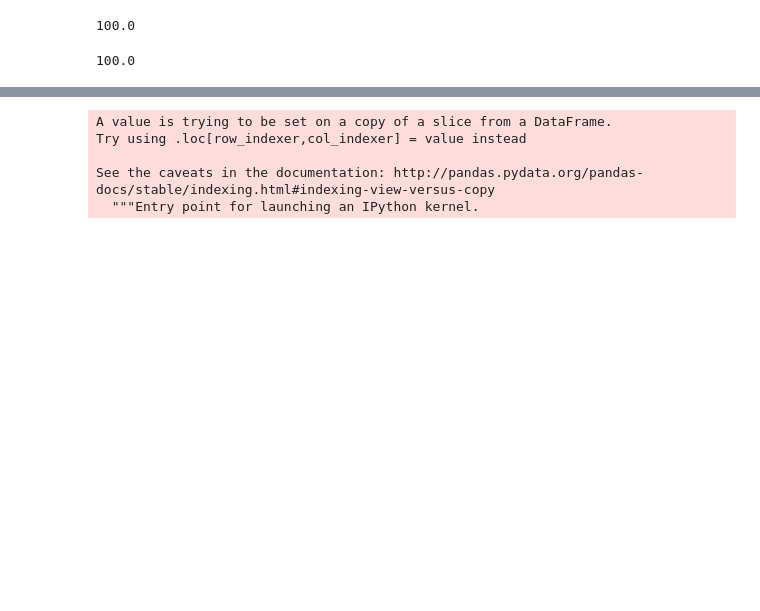
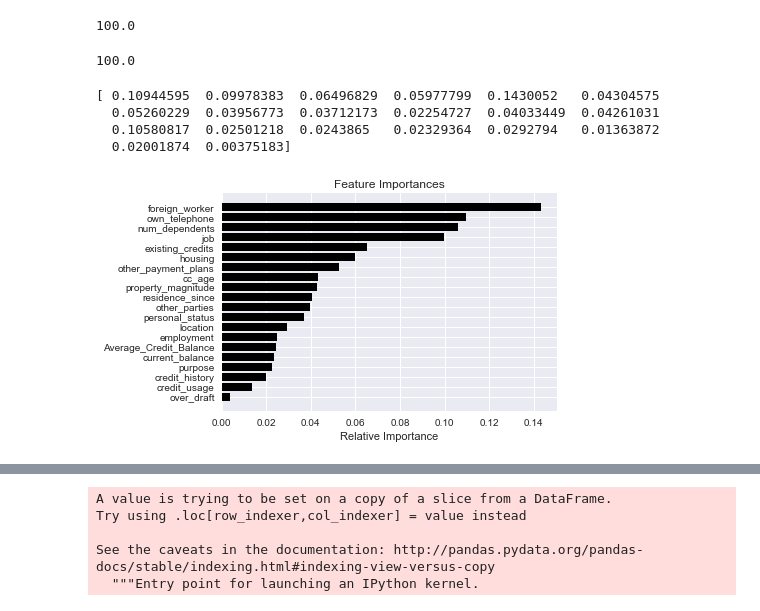
Before and after one commit to vermakanksha/project, a Jupyter notebook: credit_fraud_analysis.ipynb, the cells around one changed output, grey strips where cells are left out. Drawn from its saved outputs; the diff is of its cells as text; code cells hidden in the pictures; blank space fills up the shorter version.

```diff
--- a/credit_fraud_analysis.ipynb
+++ b/credit_fraud_analysis.ipynb
@@ -776,6 +1028,27 @@ acc_random_forest = round(random_forest.score(X_train, Y_train) * 100, 2)
 acc_random_forest
 # %% [output]
 100.0
+# %%
+importances = random_forest.feature_importances_
+# %%
+print(importances)
+# %% [output]
+[ 0.10944595  0.09978383  0.06496829  0.05977799  0.1430052   0.04304575
+  0.05260229  0.03956773  0.03712173  0.02254727  0.04033449  0.04261031
+  0.10580817  0.02501218  0.0243865   0.02329364  0.0292794   0.01363872
+  0.02001874  0.00375183]
+# %%
+indices = np.argsort(importances)
+# %%
+features = test.columns
+# %%
+plt.title('Feature Importances')
+plt.barh(range(len(indices)), importances[indices], color='black', align='center')
+plt.yticks(range(len(indices)), features) ## removed [indices]
+plt.xlabel('Relative Importance')
+plt.show()
+# %% [output]
+[figure, added]
 # %%
 models = pd.DataFrame({
     'Model': ['Support Vector Machines', 'KNN', 'Logistic Regression',
```
Also changed, not shown: parts of 51 cells of this notebook.
